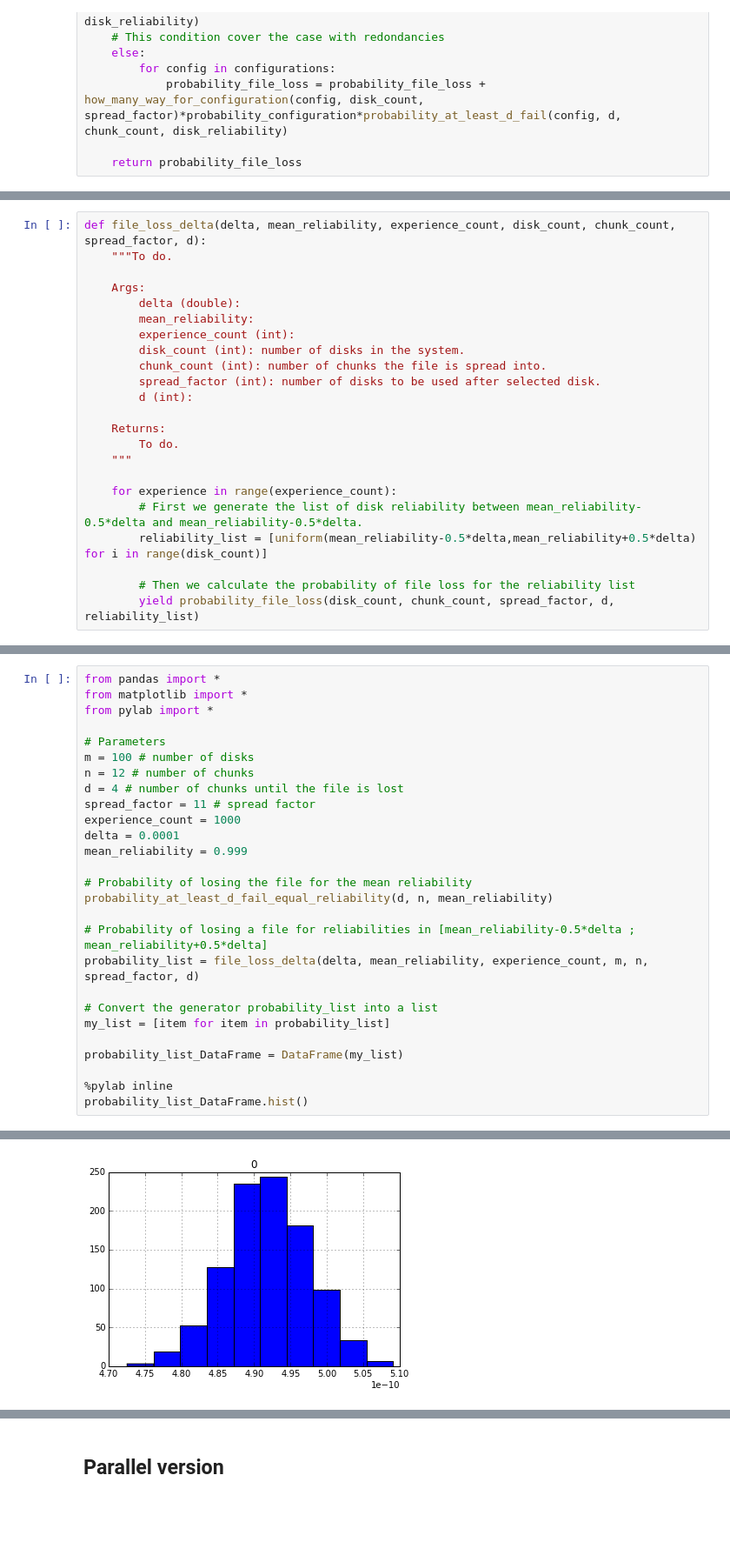
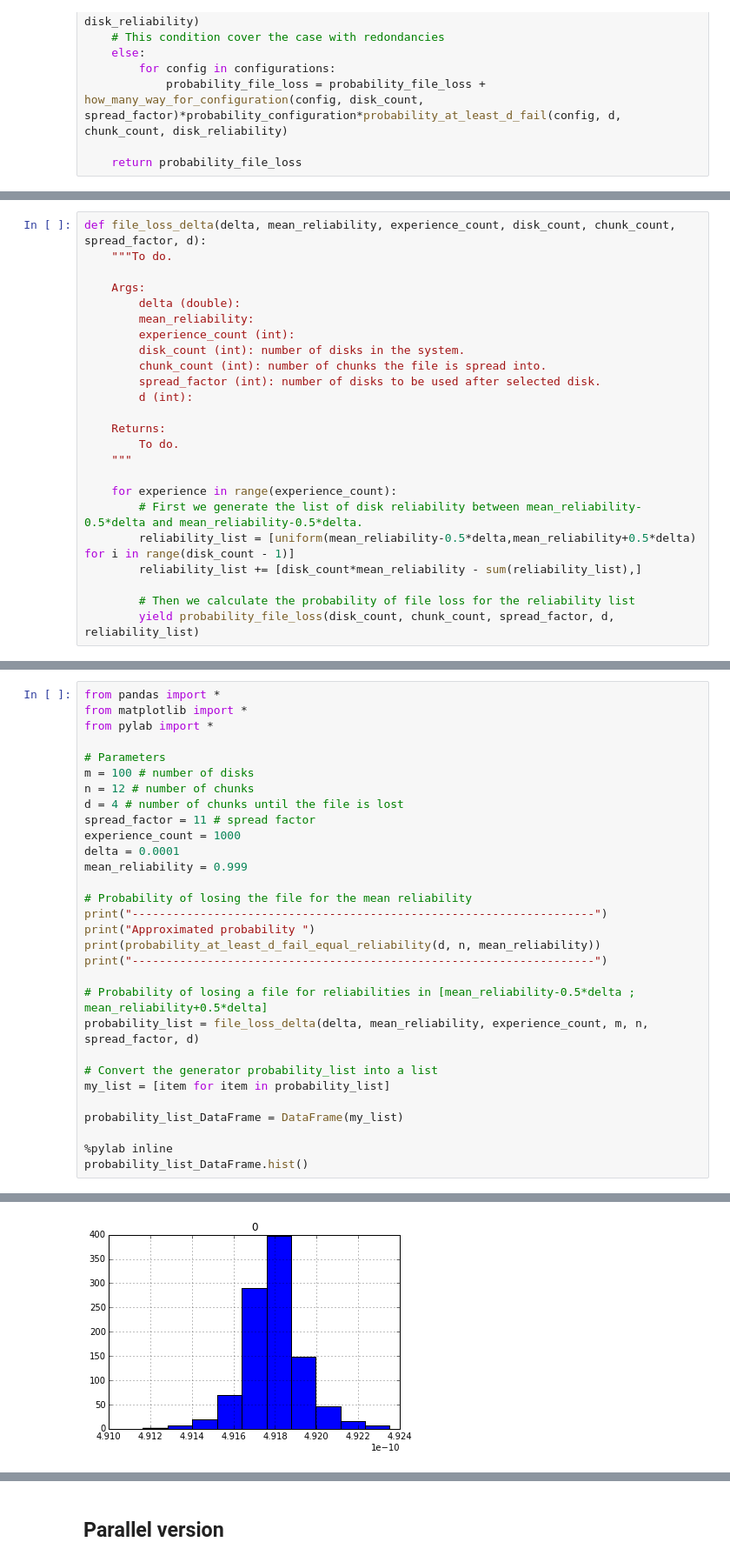
Before and after one commit to MathLab/file_loss, a Jupyter notebook: file_loss.ipynb, the cells around one changed output, grey strips where cells are left out. Shown: that part at 87% size. Saved outputs shown, nothing was run; the diff lists cells and outputs as text; blank space fills up the shorter version.

Commit message:
Add descriptions of probability calculation and add experiences

```diff
--- a/file_loss.ipynb
+++ b/file_loss.ipynb
@@ -595,7 +647,8 @@ def file_loss_delta(delta, mean_reliability, experience_count, disk_count, chunk
 
     for experience in range(experience_count):
         # First we generate the list of disk reliability between mean_reliability-0.5*delta and mean_reliability-0.5*delta.
-        reliability_list = [uniform(mean_reliability-0.5*delta,mean_reliability+0.5*delta) for i in range(disk_count)]
+        reliability_list = [uniform(mean_reliability-0.5*delta,mean_reliability+0.5*delta) for i in range(disk_count - 1)]
+        reliability_list += [disk_count*mean_reliability - sum(reliability_list),]
 
         # Then we calculate the probability of file loss for the reliability list
         yield probability_file_loss(disk_count, chunk_count, spread_factor, d, reliability_list)
@@ -614,7 +669,10 @@ delta = 0.0001
 mean_reliability = 0.999
 
 # Probability of losing the file for the mean reliability
-probability_at_least_d_fail_equal_reliability(d, n, mean_reliability)
+print("--------------------------------------------------------------------")
+print("Approximated probability ")
+print(probability_at_least_d_fail_equal_reliability(d, n, mean_reliability))
+print("--------------------------------------------------------------------")
 
 # Probability of losing a file for reliabilities in [mean_reliability-0.5*delta ; mean_reliability+0.5*delta]
 probability_list = file_loss_delta(delta, mean_reliability, experience_count, m, n, spread_factor, d)
@@ -632,3 +694,3 @@ WARNING: pylab import has clobbered these variables: ['power', 'linalg', 'draw_i
 `%matplotlib` prevents importing * from pylab and numpy
 array([[<matplotlib.axes._subplots.AxesSubplot object at 0x...>]], dtype=object)
-[figure, old version]
+[figure, new version]
```
Also changed, not shown: parts of 29 cells of this notebook.
